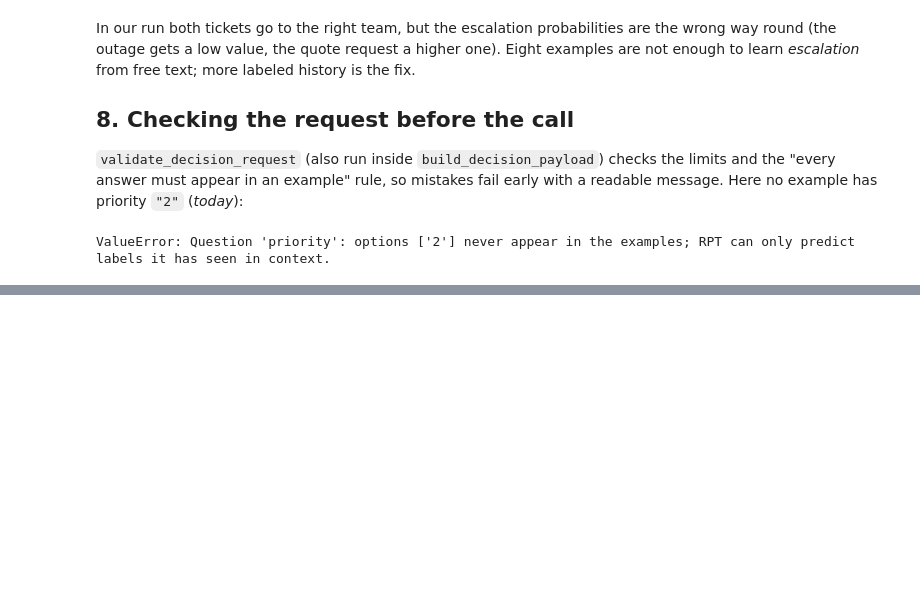
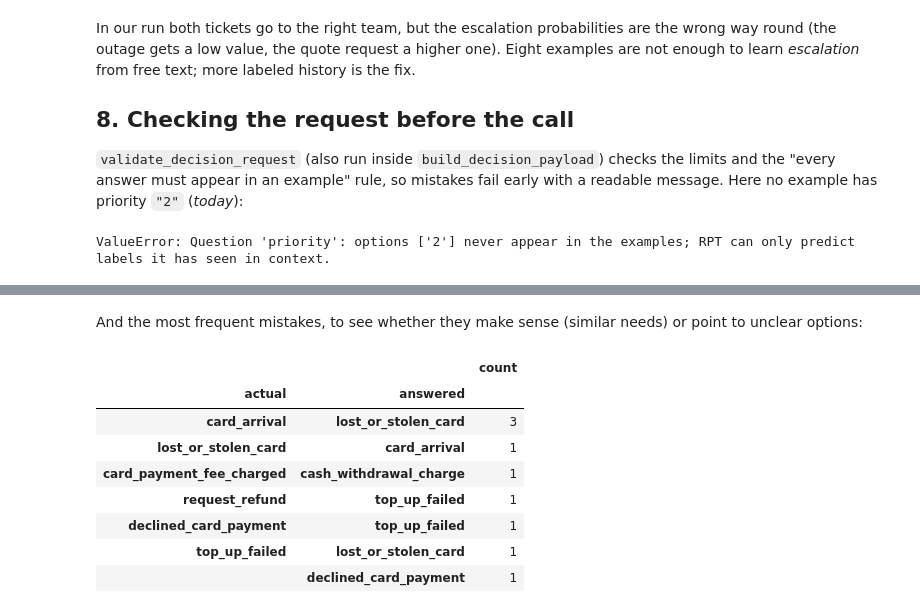
Before and after one commit to SAP-samples/sap-btp-ai-best-practices, a Jupyter notebook: best-practices/narrow-ai/RPT-1/python/rest/04_RPT_decisions.ipynb, the cells around one changed output, grey strips where cells are left out. Cells and saved outputs as stored; diff of their text form; code cells hidden in the pictures; blank space fills up the shorter version.

```diff
--- a/best-practices/narrow-ai/RPT-1/python/rest/04_RPT_decisions.ipynb
+++ b/best-practices/narrow-ai/RPT-1/python/rest/04_RPT_decisions.ipynb
@@ -285,0 +392,12 @@ ValueError: Question 'priority': options ['2'] never appear in the examples; RPT
+# %%
+answers = answers_by_run[(80, "described")]
+predicted = np.array([a["intent"]["choice"] for a in answers])
+confidence = np.array([a["intent"]["confidence"] for a in answers])
+correct = predicted == test["intent"].to_numpy()
+pd.DataFrame([
+    {"accept automatically when confidence is at least": threshold,
+     "share handled automatically": np.mean(confidence >= threshold),
+     "accuracy of automatic answers": correct[confidence >= threshold].mean(),
+     "messages sent to a person": int(np.sum(confidence < threshold))}
+    for threshold in [0.0, 0.5, 0.8, 0.9]
+]).round(3)
@@ -285,0 +410,15 @@ ValueError: Question 'priority': options ['2'] never appear in the examples; RPT
+# %% [markdown]
+And the most frequent mistakes, to see whether they make sense (similar needs) or point to unclear options:
+# %%
+mistakes = pd.DataFrame({"actual": test["intent"].to_numpy(), "answered": predicted})[~correct]
+mistakes.value_counts().head(8).rename("count").to_frame()
+# %% [output]
+|  |  | count |
+| actual | answered |  |
+| card_arrival | lost_or_stolen_card | 3 |
+| lost_or_stolen_card | card_arrival | 1 |
+| card_payment_fee_charged | cash_withdrawal_charge | 1 |
+| request_refund | top_up_failed | 1 |
+| declined_card_payment | top_up_failed | 1 |
+| top_up_failed | lost_or_stolen_card | 1 |
+|  | declined_card_payment | 1 |
```
Also changed, not shown: parts of 12 cells of this notebook, 2 other files.
